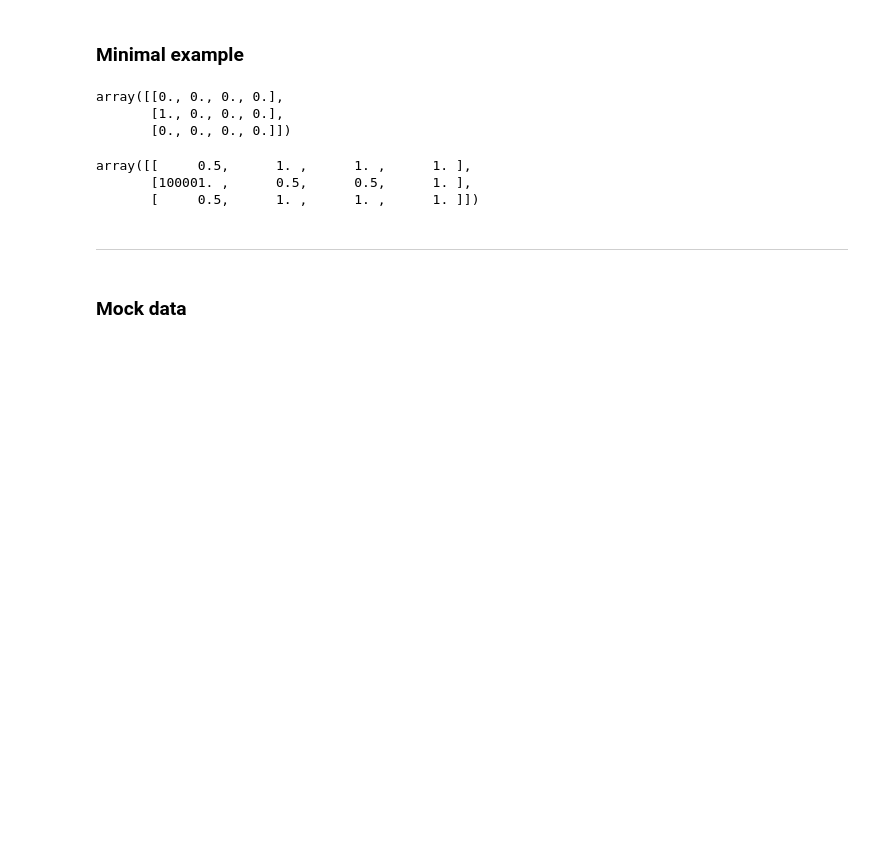
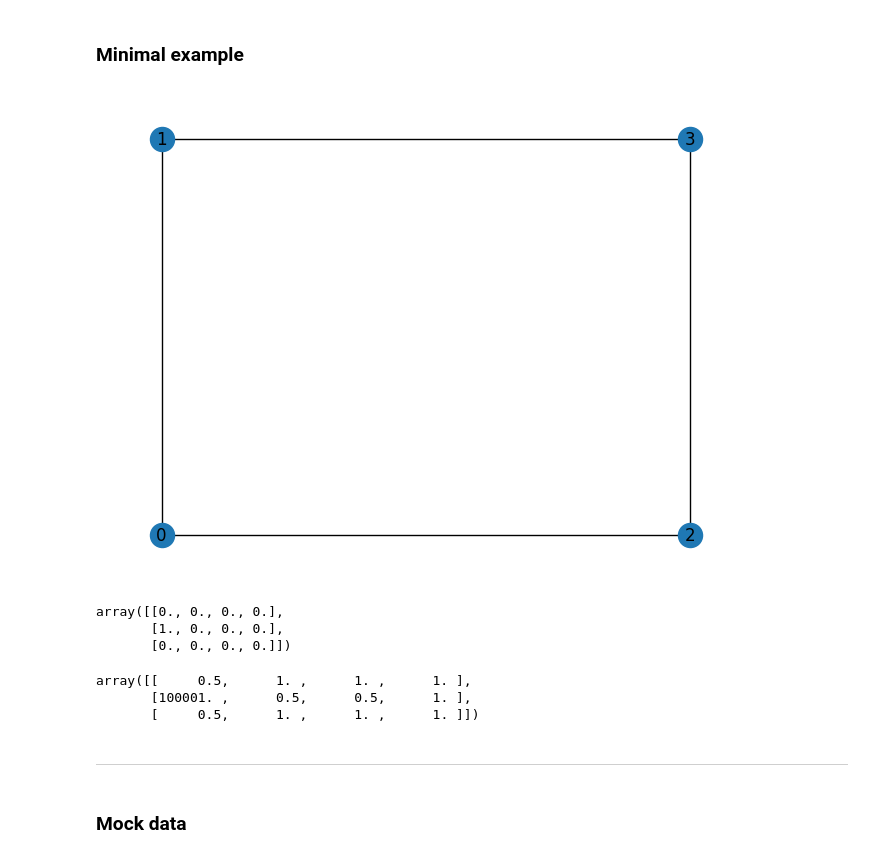
Before and after one commit to Enformanten/ai-booking-system, a Jupyter notebook: notebooks/mock_showcase.ipynb, the cells around one changed output. Cells and saved outputs as stored; diff of their text form; code cells hidden in the pictures; blank space fills up the shorter version.

```diff
--- a/notebooks/mock_showcase.ipynb
+++ b/notebooks/mock_showcase.ipynb
@@ -8,7 +8,17 @@ import networkx as nx
 # %% [markdown]
 ### Minimal example
 # %%
-As = np.array([[0,1,1,0],[1,0,0,1],[1,0,0,1],[0,1,1,0]]) # Adjacency matrix of rooms
+As = np.array([
+    [0,1,1,0],
+    [1,0,0,1],
+    [1,0,0,1],
+    [0,1,1,0]
+    ]) # Adjacency matrix of rooms
+# %%
+G = nx.Graph(As)
+nx.draw(G, [(0,0), (0,1), (1,0), (1, 1)], with_labels=True)
+# %% [output]
+[figure, added]
 # %%
 state = np.zeros(12)
 state[4] = 1 # Room 2 is occupied at time t_0 (time slots t_0, t_1, t_2)
```
Also changed, not shown: parts of 6 cells of this notebook, 2 other files.
